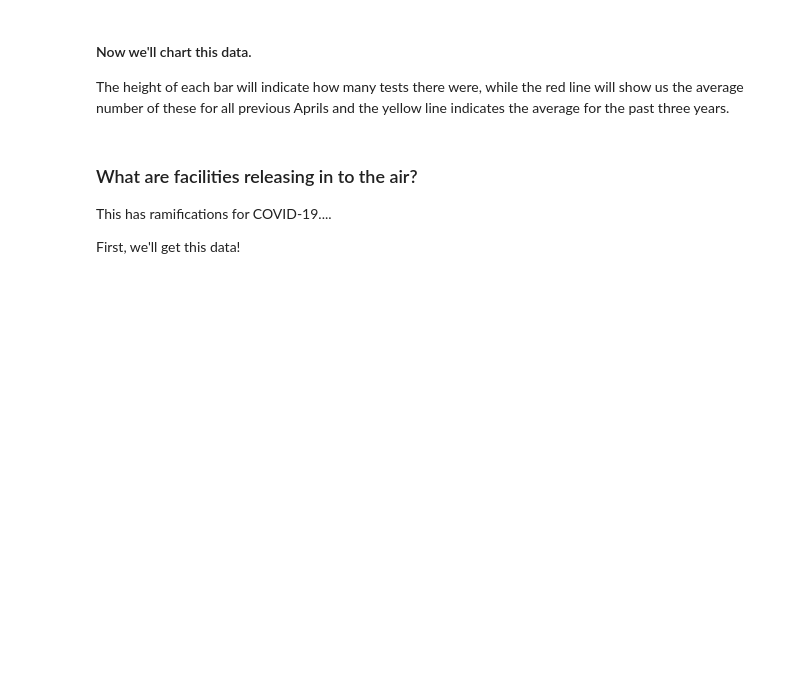
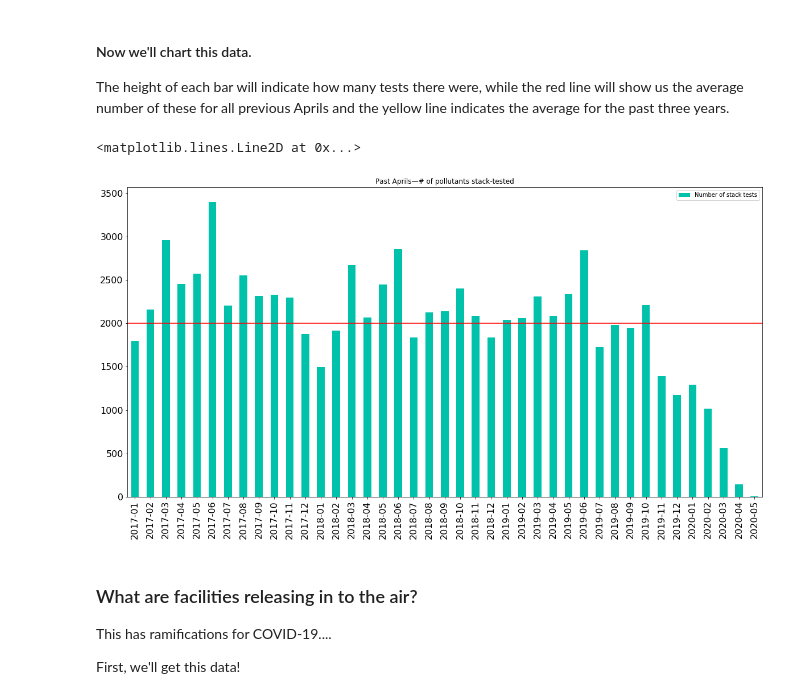
Before and after one commit to edgi-govdata-archiving/ECHO-COVID19, a Jupyter notebook: ECHO-COVID19.ipynb, the cells around one changed output. Cells and saved outputs as stored; diff of their text form; code cells hidden in the pictures; blank space fills up the shorter version.

Commit message:
update air emissions charts
summarize trends over past 3+ years

```diff
--- a/ECHO-COVID19.ipynb
+++ b/ECHO-COVID19.ipynb
@@ -76,8 +76,8 @@ First: Are facilities even doing stack tests? Stack tests involve measuring the
 
 The following cell will grab EPA data on facility stack tests for every April on record (up to 50 years ago). Some pollutant releases may be seasonal, so by looking only at Aprils, we can account for this variation and ensure an apples-to-apples comparison.
 # %%
-mnth=w.value
-sql = "select * from `ICIS-AIR_STACK_TESTS` where ACTUAL_END_DATE like '"+mnth+"/%'"
+#mnth=w.value
+sql = "select * from `ICIS-AIR_STACK_TESTS` where ACTUAL_END_DATE like '%2017%' or ACTUAL_END_DATE like '%2018%' or ACTUAL_END_DATE like '%2019%' or ACTUAL_END_DATE like '%2020%'"
 url='http://apps.tlt.stonybrook.edu/echoepa/?query='
 data_location=url+urllib.parse.quote(sql)
 
@@ -91,25 +111,28 @@ The height of each bar will indicate how many tests there were, while the red li
 # %%
 data['ACTUAL_END_DATE'] = pd.to_datetime(data['ACTUAL_END_DATE'], format="%m/%d/%Y") #format
 
 stacks = data.groupby(['ACTUAL_END_DATE'])['STATE_EPA_FLAG'].count()
 # = total number of pollutants stack test. May want to summarize by facility instead.
 stacks = stacks.resample('M').sum() #resample to a monthly basis
-stacks = stacks.loc[(stacks.index.month == int(mnth))] # Filter back to just Aprils
+#stacks = stacks.loc[(stacks.index.month == int(mnth))] # Filter back to just Aprils
 stacks = pd.DataFrame(stacks)
 stacks = stacks.rename(columns={'STATE_EPA_FLAG': "Number of stack tests"})
 stacks.index = stacks.index.strftime('%Y-%m') # makes the x axis (date) prettier
 
 ax = stacks.plot(kind='bar', title = "Past Aprils—# of pollutants stack-tested", figsize=(20, 10), fontsize=16, color="#00C2AB")
 ax
 
 #label trendline
 trend=stacks['Number of stack tests'].mean()
-ax.axhline(y=trend, color='r', linestyle='-', label = "Long term average")
+ax.axhline(y=trend, color='r', linestyle='-', label = "Average")
 
 #label past 4 Aprils trend (2017, 2018, 2019, 2020)
-trend_month=pd.concat([stacks.loc["2017-"+mnth],stacks.loc["2018-"+mnth],stacks.loc["2019-"+mnth]])
-trend_month=trend_month['Number of stack tests'].mean()
-ax.axhline(y=trend_month, color='y', linestyle='-', label = "Recent average")
+#trend_month=pd.concat([stacks.loc["2017-"+mnth],stacks.loc["2018-"+mnth],stacks.loc["2019-"+mnth]])
+#trend_month=trend_month['Number of stack tests'].mean()
+#ax.axhline(y=trend_month, color='y', linestyle='-', label = "Recent average")
+# %% [output]
+<matplotlib.lines.Line2D at 0x...>
+[figure, added]
 # %% [markdown]
 ### What are facilities releasing in to the air?
 This has ramifications for COVID-19....
```
Also changed, not shown: parts of 3 cells of this notebook.
